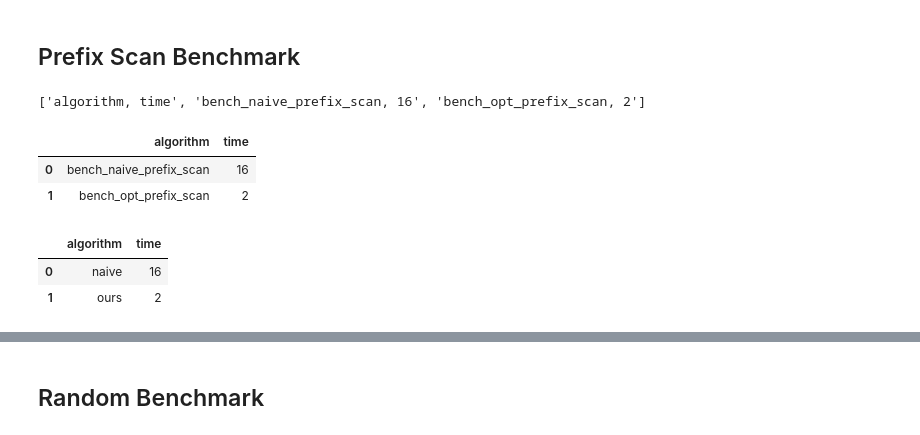
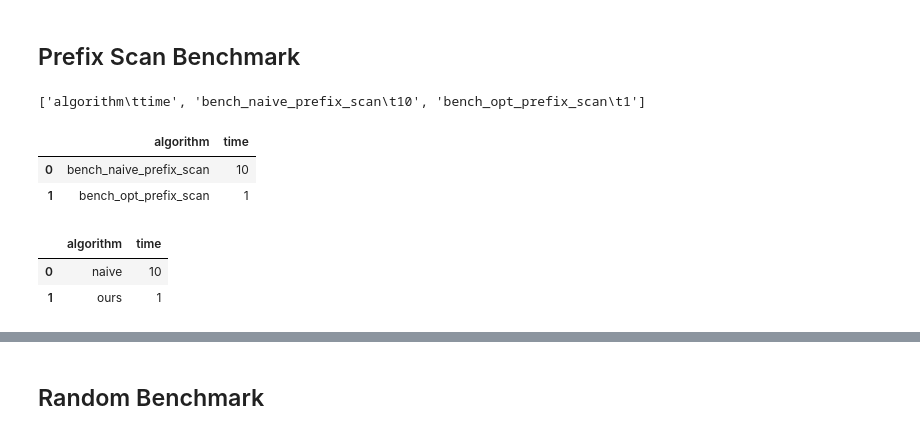
Before and after one commit to Daniel-Liu-c0deb0t/block-aligner, a Jupyter notebook: vis/block_aligner_vis.ipynb, the cells around one changed output, grey strips where cells are left out. Saved outputs shown, nothing was run; the diff lists cells and outputs as text; code cells hidden in the pictures.

Commit message:
Lots of work on data analysis

```diff
--- a/vis/block_aligner_vis.ipynb
+++ b/vis/block_aligner_vis.ipynb
@@ -9,7 +10,7 @@ from IPython.display import Image
 # %%
-def csv_to_pandas(csv):
+def csv_to_pandas(csv, d = "\\s*,\\s*", t = None):
     s = StringIO("\n".join(csv))
-    data = pd.read_csv(s, sep = "\\s*,\\s*", comment = "#", engine = "python")
+    data = pd.read_csv(s, sep = d, thousands = t, comment = "#", engine = "python")
     return data
 # %% [markdown]
 ## Block Aligner Image
@@ -90,18 +87,18 @@ alt.Chart(data, title = "Accuracy on Random Sequences with 10% Insert").mark_bar
 # %% [markdown]
 ## Prefix Scan Benchmark
 # %%
-output = !cd .. && RUSTFLAGS="-C target-cpu=native" cargo bench --quiet -- prefix_scan | grep 'bench:' | awk '{print $2", "$5}'
-output.insert(0, "algorithm, time")
+output = !cd .. && RUSTFLAGS="-C target-cpu=native" cargo bench --quiet -- prefix_scan | grep 'bench:' | awk '{print $2"\t"$5}'
+output.insert(0, "algorithm\ttime")
 output
 # %% [output]
-['algorithm, time', 'bench_naive_prefix_scan, 16', 'bench_opt_prefix_scan, 2']
+['algorithm\ttime', 'bench_naive_prefix_scan\t10', 'bench_opt_prefix_scan\t1']
 # %%
-data = csv_to_pandas(output)
+data = csv_to_pandas(output, d = "\t", t = ",")
 data
 # %% [output]
 |  | algorithm | time |
-| 0 | bench_naive_prefix_scan | 16 |
-| 1 | bench_opt_prefix_scan | 2 |
+| 0 | bench_naive_prefix_scan | 10 |
+| 1 | bench_opt_prefix_scan | 1 |
 # %%
 data["algorithm"] = data["algorithm"].map({
     "bench_naive_prefix_scan": "naive",
@@ -110,6 +107,6 @@ data["algorithm"] = data["algorithm"].map({
 data
 # %% [output]
 |  | algorithm | time |
-| 0 | naive | 16 |
-| 1 | ours | 2 |
+| 0 | naive | 10 |
+| 1 | ours | 1 |
 # %%
```
Also changed, not shown: parts of 34 cells of this notebook, 3 other files.
